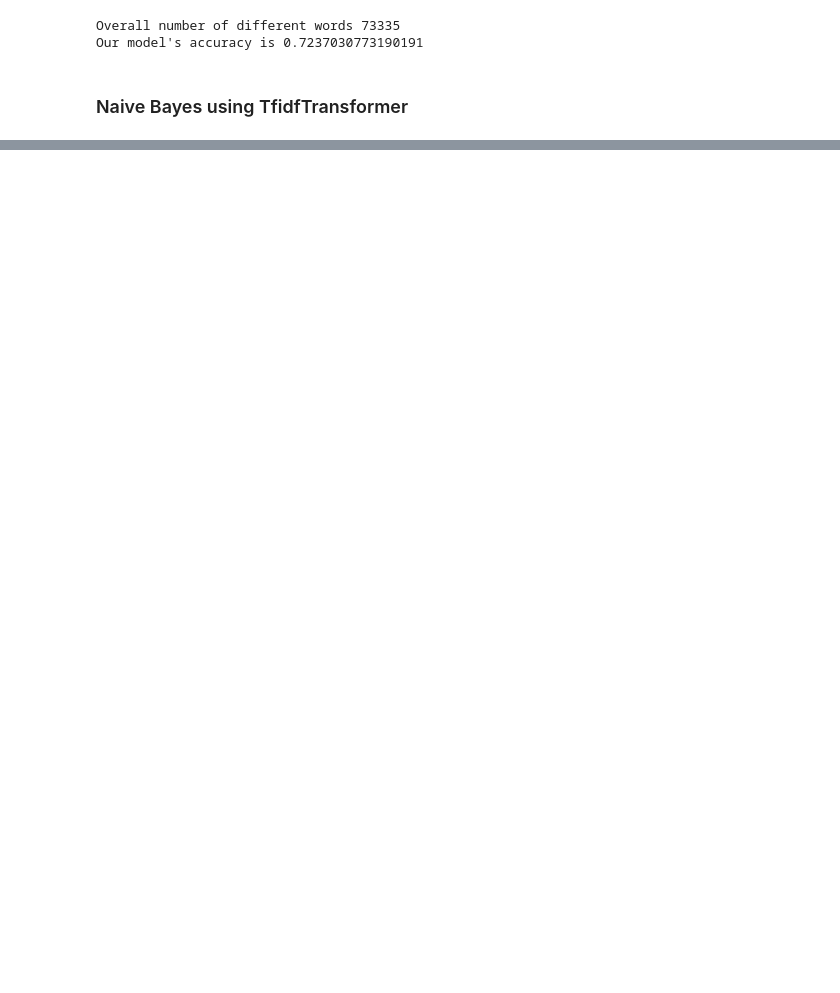
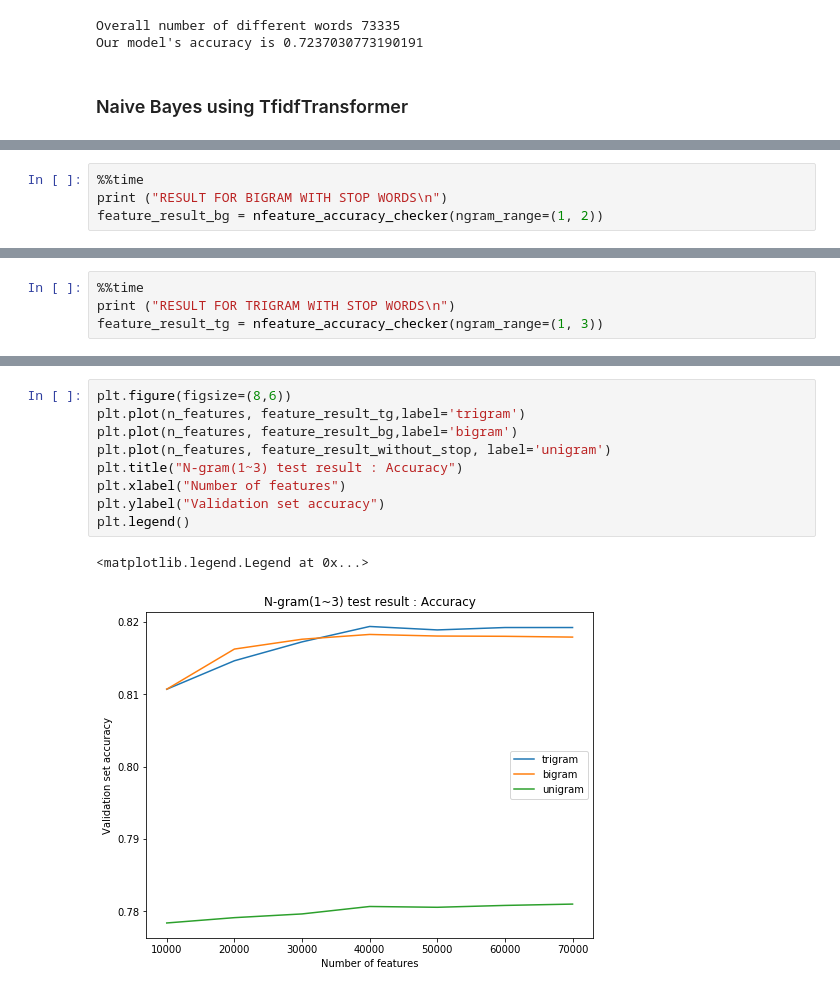
Before and after one commit to zeineb12/tweet_classification, a Jupyter notebook: Zeineb_notebook.ipynb, the cells around one changed output, grey strips where cells are left out. Saved outputs shown, nothing was run; the diff lists cells and outputs as text; blank space fills up the shorter version.

```diff
--- a/Zeineb_notebook.ipynb
+++ b/Zeineb_notebook.ipynb
@@ -293,0 +411,4 @@ Our model's accuracy is 0.7511673223280267
+# %%
+%%time
+print ("RESULT FOR BIGRAM WITH STOP WORDS\n")
+feature_result_bg = nfeature_accuracy_checker(ngram_range=(1, 2))
@@ -293,0 +433,4 @@ Our model's accuracy is 0.7511673223280267
+# %%
+%%time
+print ("RESULT FOR TRIGRAM WITH STOP WORDS\n")
+feature_result_tg = nfeature_accuracy_checker(ngram_range=(1, 3))
@@ -293,0 +455,12 @@ Our model's accuracy is 0.7511673223280267
+# %%
+plt.figure(figsize=(8,6))
+plt.plot(n_features, feature_result_tg,label='trigram')
+plt.plot(n_features, feature_result_bg,label='bigram')
+plt.plot(n_features, feature_result_without_stop, label='unigram')
+plt.title("N-gram(1~3) test result : Accuracy")
+plt.xlabel("Number of features")
+plt.ylabel("Validation set accuracy")
+plt.legend()
+# %% [output]
+<matplotlib.legend.Legend at 0x...>
+[figure, added]
```
Also changed, not shown: parts of 32 cells of this notebook, 1 other file.
